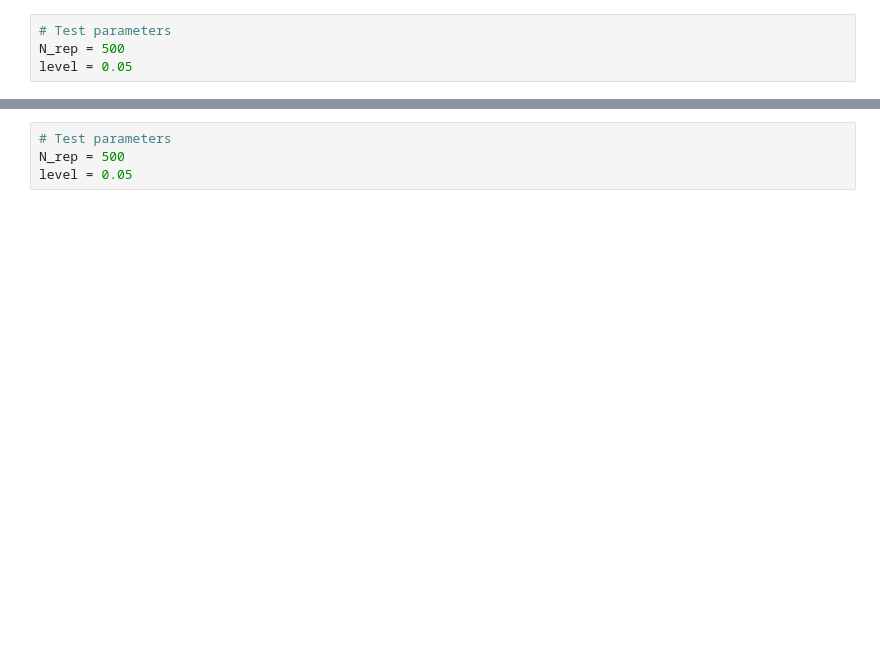
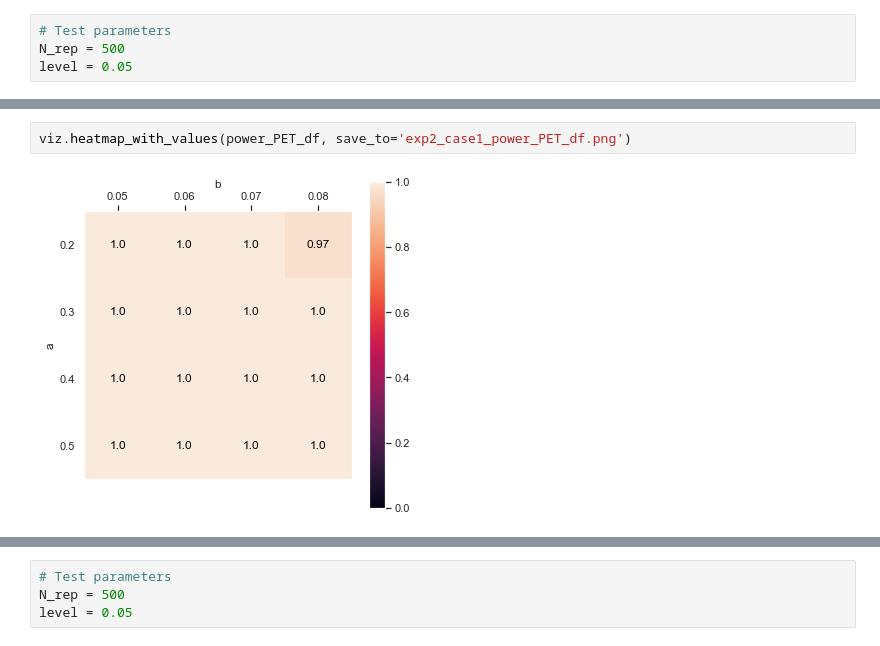
Before and after one commit to louiscam/SBM_phase_transition, a Jupyter notebook: experiment_2.ipynb, the cells around one changed output, grey strips where cells are left out. Drawn from its saved outputs; the diff is of its cells as text; blank space fills up the shorter version.

```diff
--- a/experiment_2.ipynb
+++ b/experiment_2.ipynb
@@ -82,0 +87,4 @@ np.random.seed(seed=13)
+# %%
+viz.heatmap_with_values(power_PET_df, save_to='exp2_case1_power_PET_df.png')
+# %% [output]
+[figure, added]
```
Also changed, not shown: parts of 39 cells of this notebook, 31 other files.
